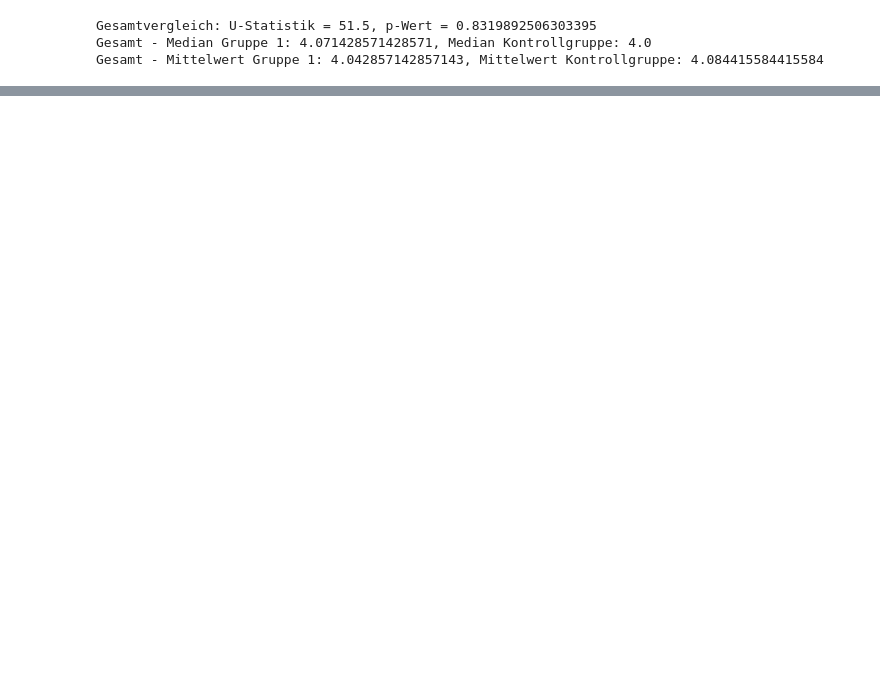
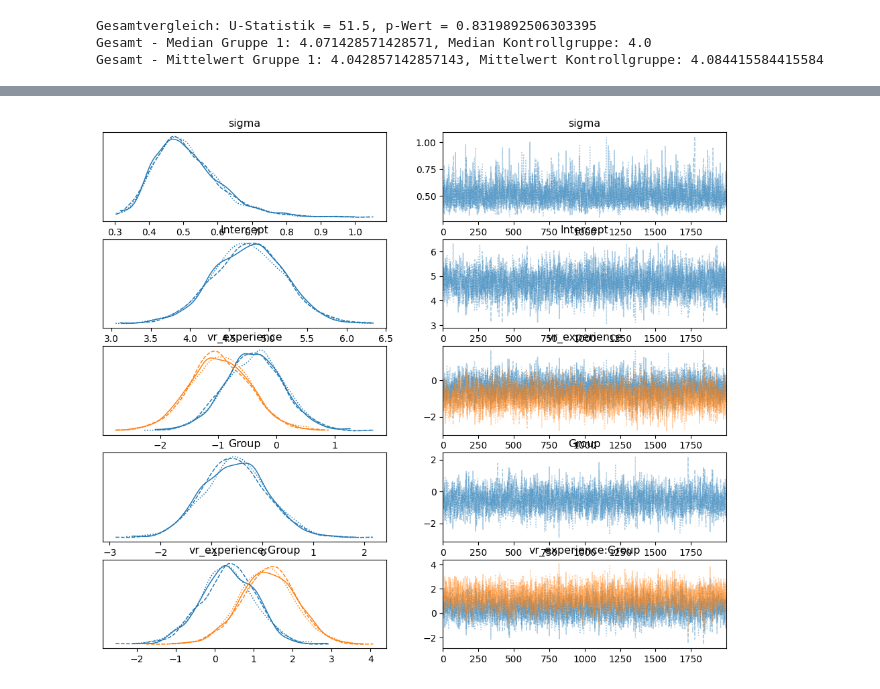
Before and after one commit to Gregor1597/Master_Thesis, a Jupyter notebook: Analysis/MainQuestionaire.ipynb, the cells around one changed output, grey strips where cells are left out. Drawn from its saved outputs; the diff is of its cells as text; code cells hidden in the pictures; blank space fills up the shorter version.

Commit message:
multiple models trained

```diff
--- a/Analysis/MainQuestionaire.ipynb
+++ b/Analysis/MainQuestionaire.ipynb
@@ -299,0 +360,22 @@ Gesamt - Mittelwert Gruppe 1: 4.042857142857143, Mittelwert Kontrollgruppe: 4.08
+# %%
+# Berechnung der Mean Presence
+ipq11['Mean_Presence'] = ipq11[['General Presence', 'Spatial Presence', 'Involvement', 'Experienced Realism']].mean(axis=1)
+ipq_data_pilot['Mean_Presence'] = ipq_data_pilot[['General Presence', 'Spatial Presence', 'Involvement', 'Experienced Realism']].mean(axis=1)
+
+# Kombinieren der Daten für die Analyse
+combined_df = pd.concat([ipq11.assign(Group='Main'), ipq_data_pilot.assign(Group='Pilot')], ignore_index=True)
+# %%
+combined_df = combined_df.drop("VPID", axis = 1)
+# %%
+combined_df = combined_df.drop([20])
+# %%
+# Bayesianisches Modell mit Bambi
+model = bmb.Model(
+    "Mean_Presence ~ vr_experience * Group",
+    combined_df,
+    family="gaussian"
+)
+# Sampling
+trace = model.fit(
+    draws=2000,
+    tune= 1000)
@@ -299,0 +390,7 @@ Gesamt - Mittelwert Gruppe 1: 4.042857142857143, Mittelwert Kontrollgruppe: 4.08
+# %%
+# Ergebnisse visualisieren
+az.plot_trace(trace)
+az.summary(trace, round_to=2)
+plt.show()
+# %% [output]
+[figure, added]
```
Also changed, not shown: parts of 31 cells of this notebook, 1 other file.
